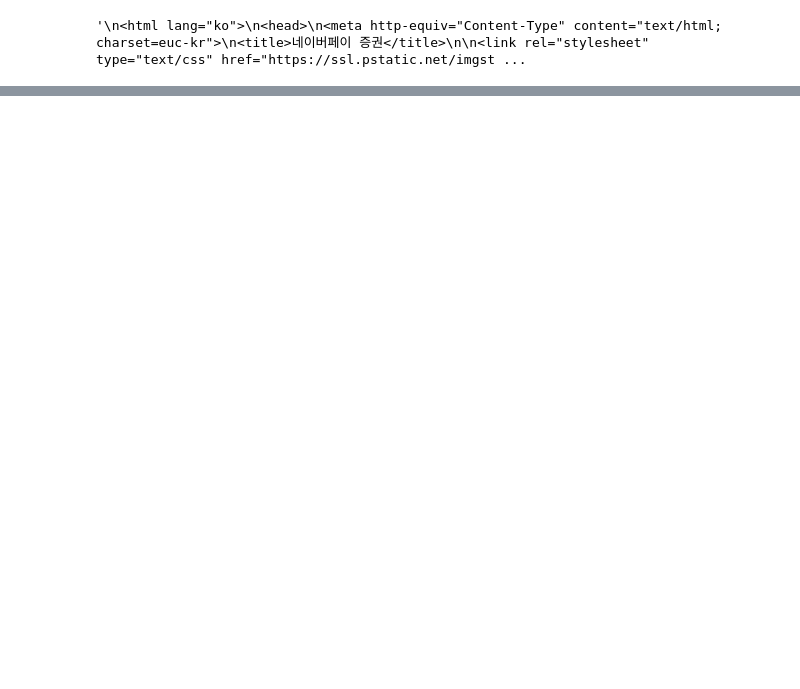
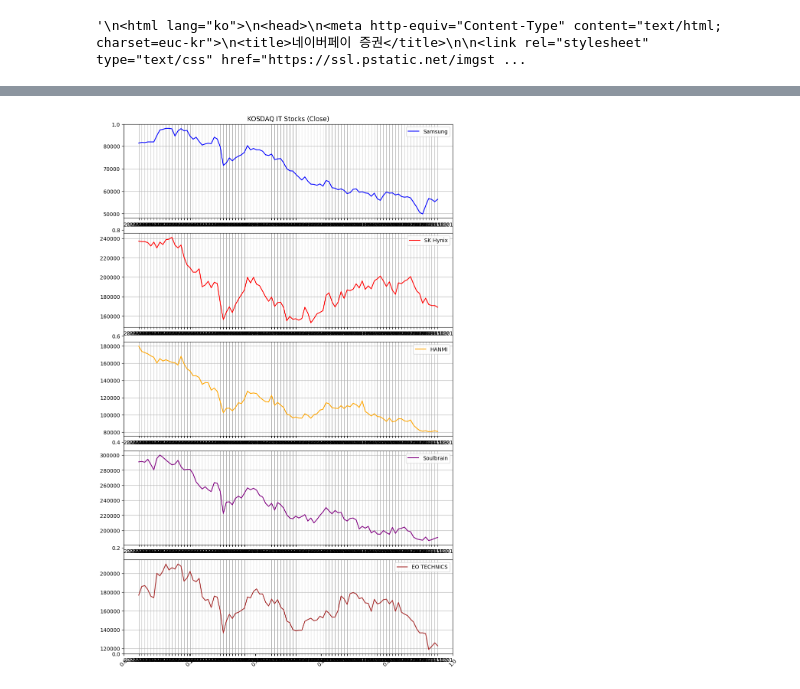
Before and after one commit to dj-jun0918/korea_data1, a Jupyter notebook: korea_data.ipynb, the cells around one changed output, grey strips where cells are left out. Saved outputs shown, nothing was run; the diff lists cells and outputs as text; code cells hidden in the pictures; blank space fills up the shorter version.

```diff
--- a/korea_data.ipynb
+++ b/korea_data.ipynb
@@ -162,0 +163,34 @@ plt.show()
+# %%
+plt.figure(figsize=(10, 15))
+plt.xticks(rotation=45)
+
+plt.subplot(5, 1, 1)
+plt.plot(df['날짜'], df['종가'], color='blue', label='Samsung')
+plt.title('KOSDAQ IT Stocks (Close)')
+plt.grid(True)
+plt.legend()
+
+plt.subplot(5, 1, 2)
+plt.plot(df2['날짜'], df2['종가'], color='red', label='SK Hynix')
+plt.grid(True)
+plt.legend()
+
+plt.subplot(5, 1, 3)
+plt.plot(df3['날짜'], df3['종가'], color='orange', label='HANMI')
+plt.grid(True)
+plt.legend()
+
+plt.subplot(5, 1, 4)
+plt.plot(df4['날짜'], df4['종가'], color='purple', label='Soulbrain')
+plt.grid(True)
+plt.legend()
+
+plt.subplot(5, 1, 5)
+plt.plot(df5['날짜'], df5['종가'], color='brown', label='EO TECHNICS')
+plt.grid(True)
+plt.legend()
+
+plt.tight_layout()
+plt.show()
+# %% [output]
+[figure, added]
```
Also changed, not shown: parts of 5 cells of this notebook, 1 other file.
